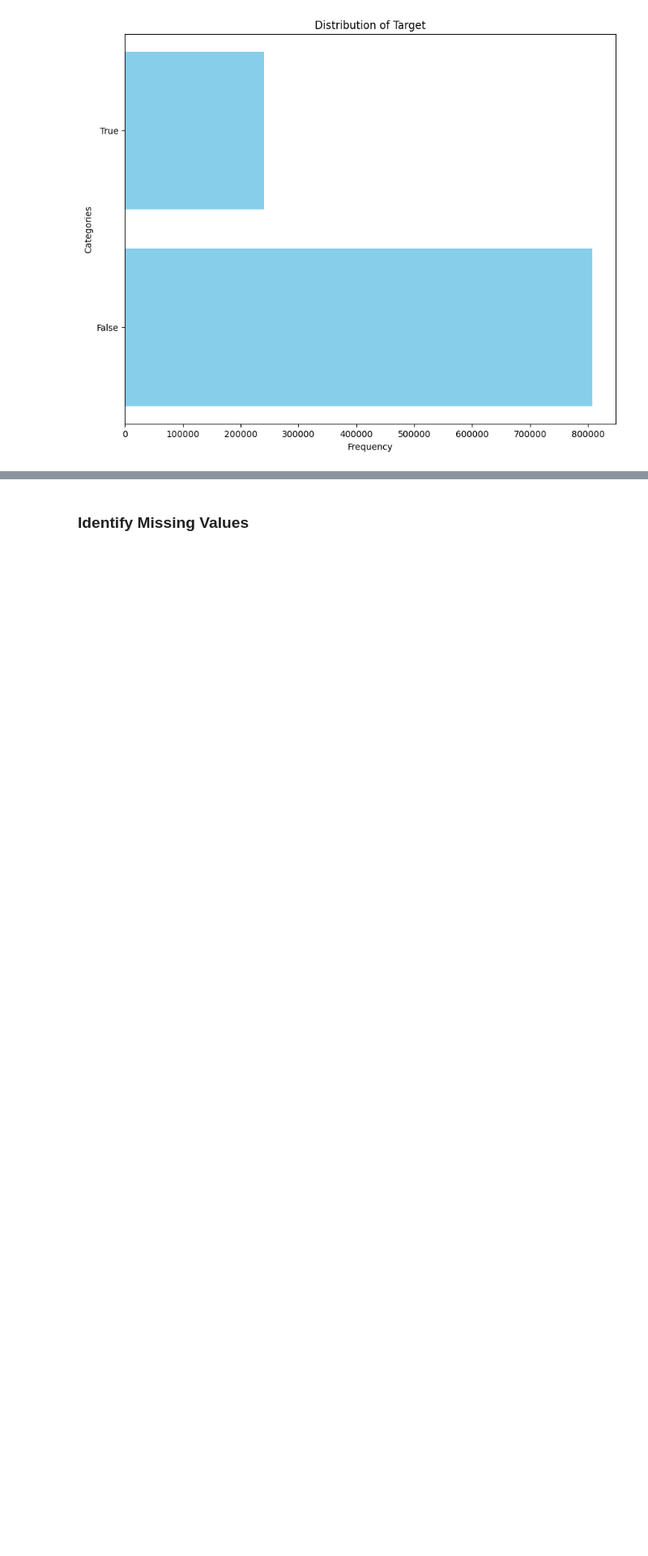
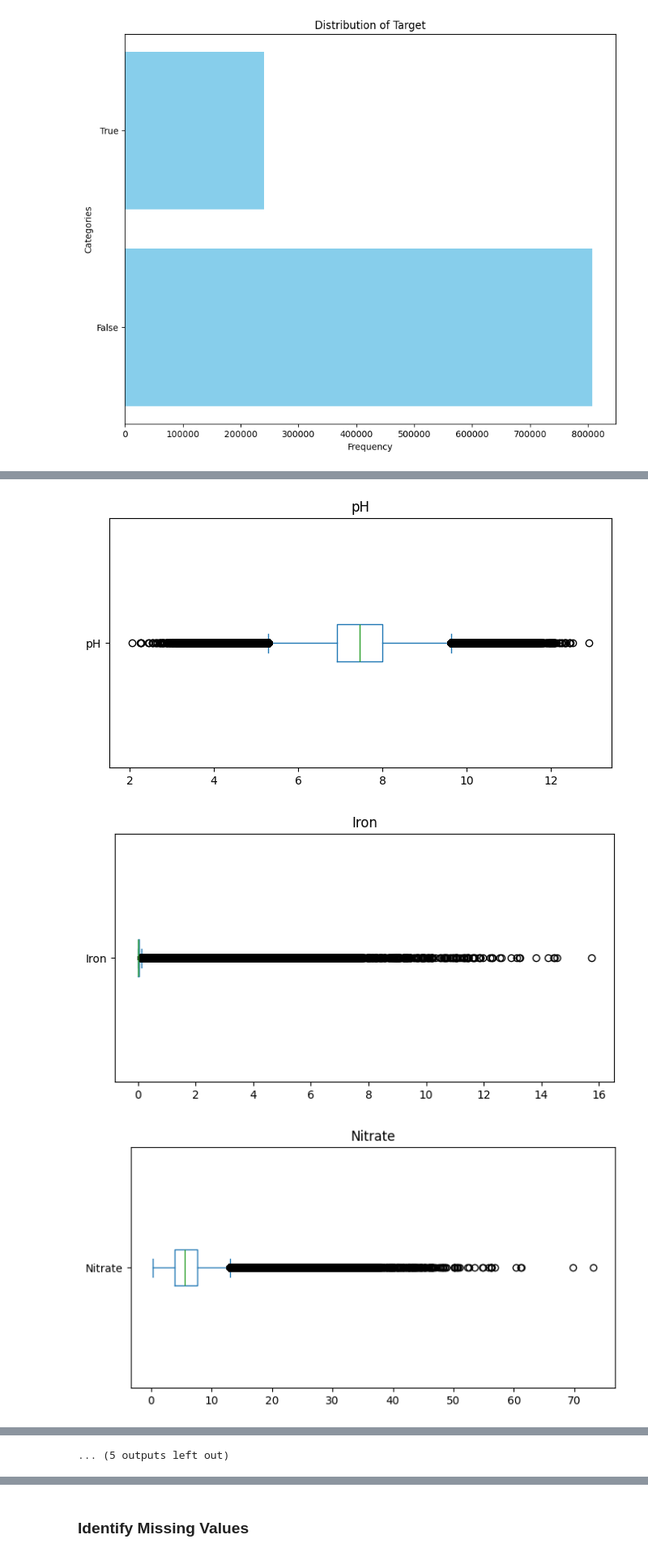
Before and after one commit to sebastien-andre/Water_Quality_Project, a Jupyter notebook: progress_reports/phase2/Water_Quality.ipynb, the cells around one changed output, grey strips where cells are left out. Shown at 81% size. Drawn from its saved outputs; the diff is of its cells as text; code cells hidden in the pictures; blank space fills up the shorter version.

```diff
--- a/progress_reports/phase2/Water_Quality.ipynb
+++ b/progress_reports/phase2/Water_Quality.ipynb
@@ -271,0 +271,22 @@ for feature in categorical_features:
+# %%
+outlier_copy = df.copy()
+
+def calculate_iqr_bounds_and_outliers(df, feature):
+    Q1 = df[feature].quantile(0.25)
+    Q3 = df[feature].quantile(0.75)
+    IQR = Q3 - Q1
+    lower_bound = round(Q1 - 1.5 * IQR, 4)
+    upper_bound = round(Q3 + 1.5 * IQR, 4)
+    outliers = df[(df[feature] < lower_bound) | (df[feature] > upper_bound)]
+    return (lower_bound, upper_bound), outliers.shape[0]
+
+outliers_df = pd.DataFrame(columns=['Feature', 'IQR Bounds', 'Number of Outliers'])
+
+# Loop through each feature to detect outliers and store the results in the DataFrame
+for feature in continuous_features:
+    bounds, num_outliers = calculate_iqr_bounds_and_outliers(outlier_copy, feature)
+    new_row = pd.DataFrame({'Feature': [feature], 'IQR Bounds': [bounds], 'Number of Outliers': [num_outliers]})
+    outliers_df = pd.concat([outliers_df, new_row], ignore_index=True)
+
+# Display the resulting DataFrame
+print(outliers_df)
@@ -271,0 +312,11 @@ for feature in categorical_features:
+# %%
+# Showing boxplots
+for feature in continuous_features:
+    plt.figure(figsize=(8, 4))
+    outlier_copy[feature].plot(kind='box', vert=False)
+    plt.title(feature)
+    plt.show()
+# %% [output]
+[figure, added]
+[figure, added]
+[figure, added]
@@ -271,0 +332 @@ for feature in categorical_features:
+... (5 outputs left out)
```
Also changed, not shown: parts of 24 cells of this notebook, 4 other files.
